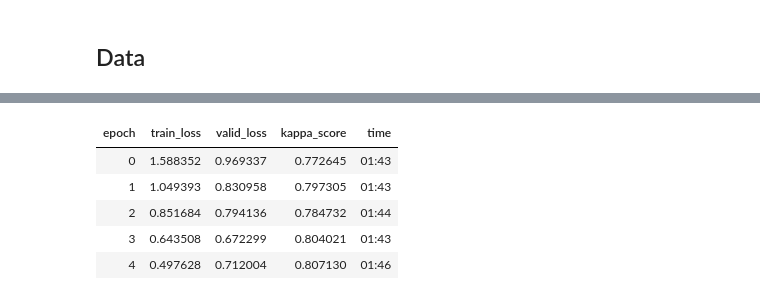
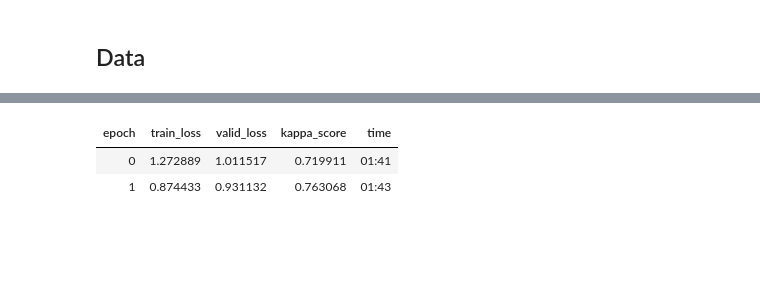
Before and after one commit to andmck1/aptos_blindness, a Jupyter notebook: nbs/scrap.ipynb, the cells around one changed output, grey strips where cells are left out. Saved outputs shown, nothing was run; the diff lists cells and outputs as text; code cells hidden in the pictures; blank space fills up the shorter version.

```diff
--- a/nbs/scrap.ipynb
+++ b/nbs/scrap.ipynb
@@ -41,2 +56,2 @@ data.save('image_data.pkl')
 # %%
-data = load_data(path, file='image_data.pkl')
+data = load_data(path, file='image_data_256.pkl')
@@ -45,7 +61,7 @@ arch = models.resnet50
 # %%
 kappa = KappaScore()
 kappa.weights = "quadratic"
-learn = cnn_learner(data, arch, metrics=kappa, ps=0.7)
+learn = cnn_learner(data, arch, metrics=kappa)
 # %%
 learn.lr_find()
 learn.recorder.plot()
@@ -56,14 +71,11 @@ LR Finder is complete, type {learner_name}.recorder.plot() to see the graph.
 # %%
-lr = 1E-2
+lr = 1E-3
 # %%
-learn.fit_one_cycle(5, slice(lr))
+learn.fit_one_cycle(2, slice(lr))
 # %% [output]
 | epoch | train_loss | valid_loss | kappa_score | time |
-| 0 | 1.588352 | 0.969337 | 0.772645 | 01:43 |
-| 1 | 1.049393 | 0.830958 | 0.797305 | 01:43 |
-| 2 | 0.851684 | 0.794136 | 0.784732 | 01:44 |
-| 3 | 0.643508 | 0.672299 | 0.804021 | 01:43 |
-| 4 | 0.497628 | 0.712004 | 0.807130 | 01:46 |
+| 0 | 1.272889 | 1.011517 | 0.719911 | 01:41 |
+| 1 | 0.874433 | 0.931132 | 0.763068 | 01:43 |
 # %%
 learn.save('stage-1-rn50')
 # %%
```
Also changed, not shown: parts of 14 cells of this notebook.
